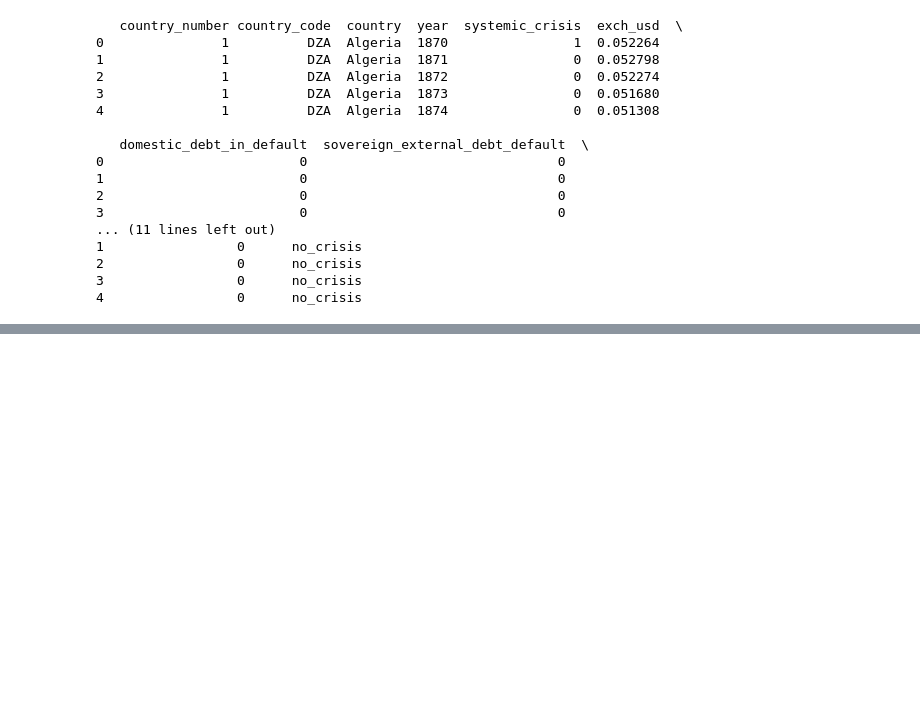
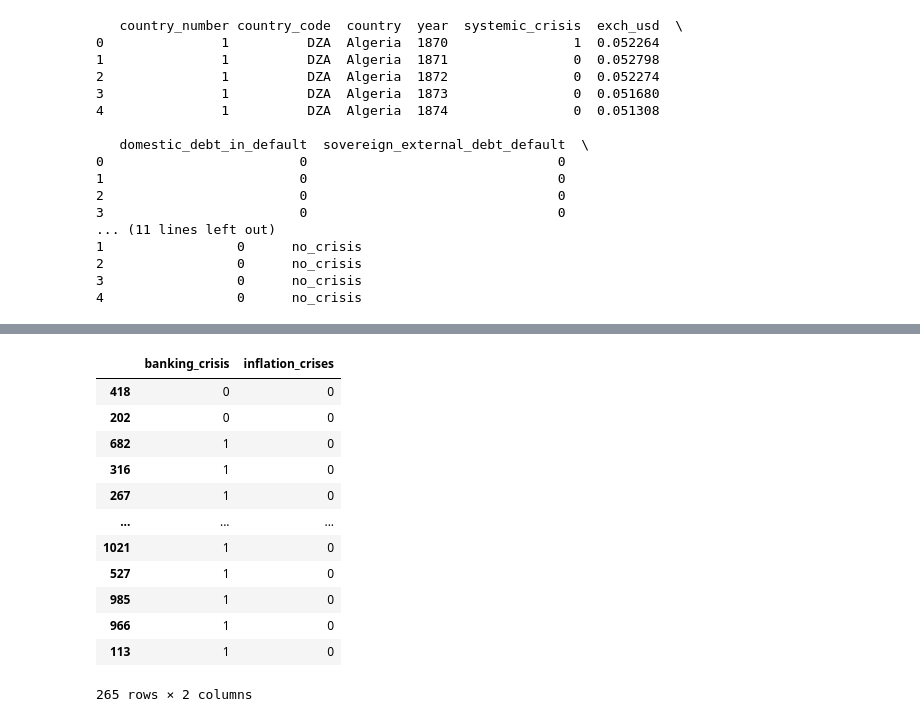
Before and after one commit to patech123/gomycode-data-science, a Jupyter notebook: Supervised_Learning_Classification.ipynb, the cells around one changed output, grey strips where cells are left out. Cells and saved outputs as stored; diff of their text form; code cells hidden in the pictures; blank space fills up the shorter version.

```diff
--- a/Supervised_Learning_Classification.ipynb
+++ b/Supervised_Learning_Classification.ipynb
@@ -161,0 +203,22 @@ from
+# %%
+x= df2[features_variable]
+y= df2[target_variable]
+# %%
+#features extraction
+x_train,x_test,y_train,y_test = train_test_split(x,y,test_size=0.25,random_state=0)
+# %%
+x_test
+# %% [output]
+|  | banking_crisis | inflation_crises |
+| 418 | 0 | 0 |
+| 202 | 0 | 0 |
+| 682 | 1 | 0 |
+| 316 | 1 | 0 |
+| 267 | 1 | 0 |
+| ... | ... | ... |
+| 1021 | 1 | 0 |
+| 527 | 1 | 0 |
+| 985 | 1 | 0 |
+| 966 | 1 | 0 |
+| 113 | 1 | 0 |
+265 rows × 2 columns
```
Also changed, not shown: parts of 14 cells of this notebook.
